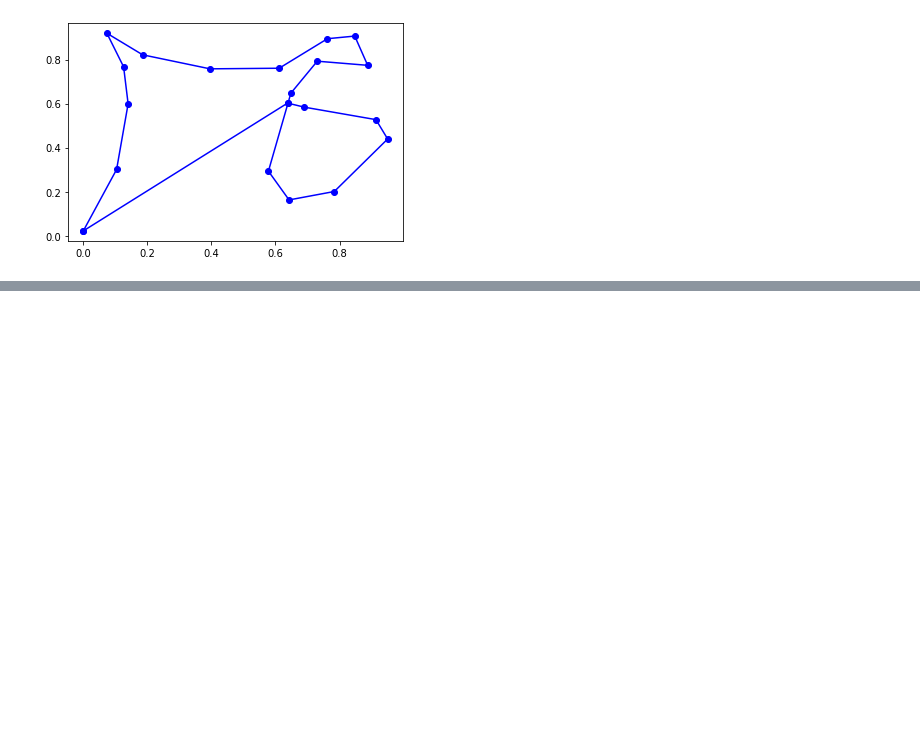
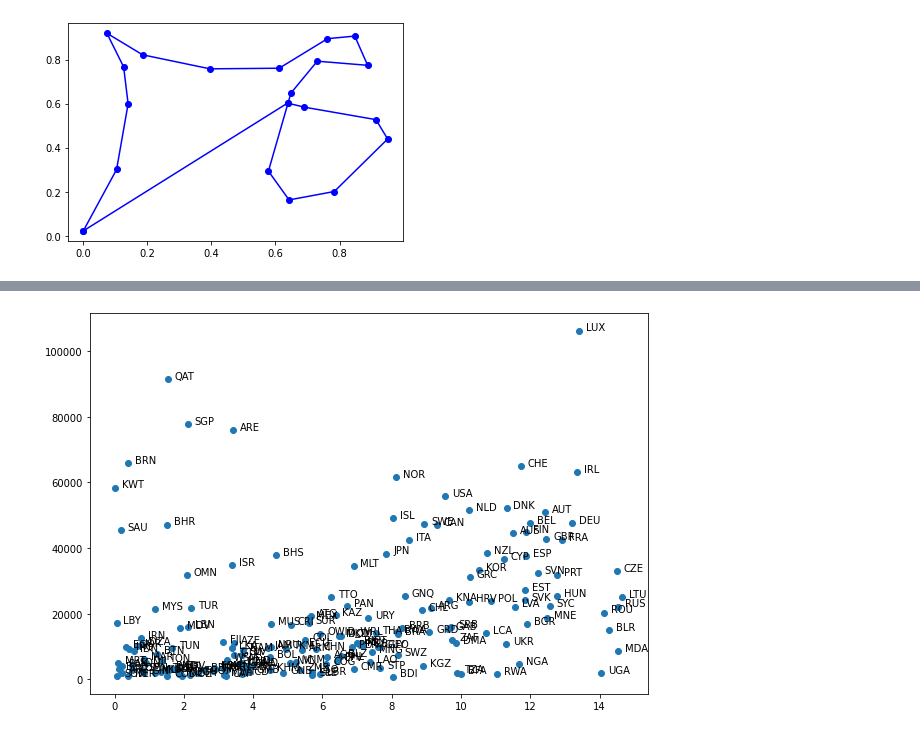
Before and after one commit to nhennetier/ENSAE-HEC-Python, a Jupyter notebook: TDs/TD6/TD6.ipynb, the cells around one changed output, grey strips where cells are left out. Cells and saved outputs as stored; diff of their text form; code cells hidden in the pictures; blank space fills up the shorter version.

```diff
--- a/TDs/TD6/TD6.ipynb
+++ b/TDs/TD6/TD6.ipynb
@@ -245,0 +290,9 @@ dessine_tour(villes, perm)
+# %%
+# Question 4
+plt.figure(figsize=(10, 7))
+plt.scatter(df_country["Total consumption per capita"], df_country["GDP per capita"])
+for _, row in df_country.iterrows():
+    plt.annotate(row["Code"], (row["Total consumption per capita"] + 0.2, row["GDP per capita"]))
+plt.show()
+# %% [output]
+[figure, added]
```
Also changed, not shown: parts of 13 cells of this notebook, 2 other files.
